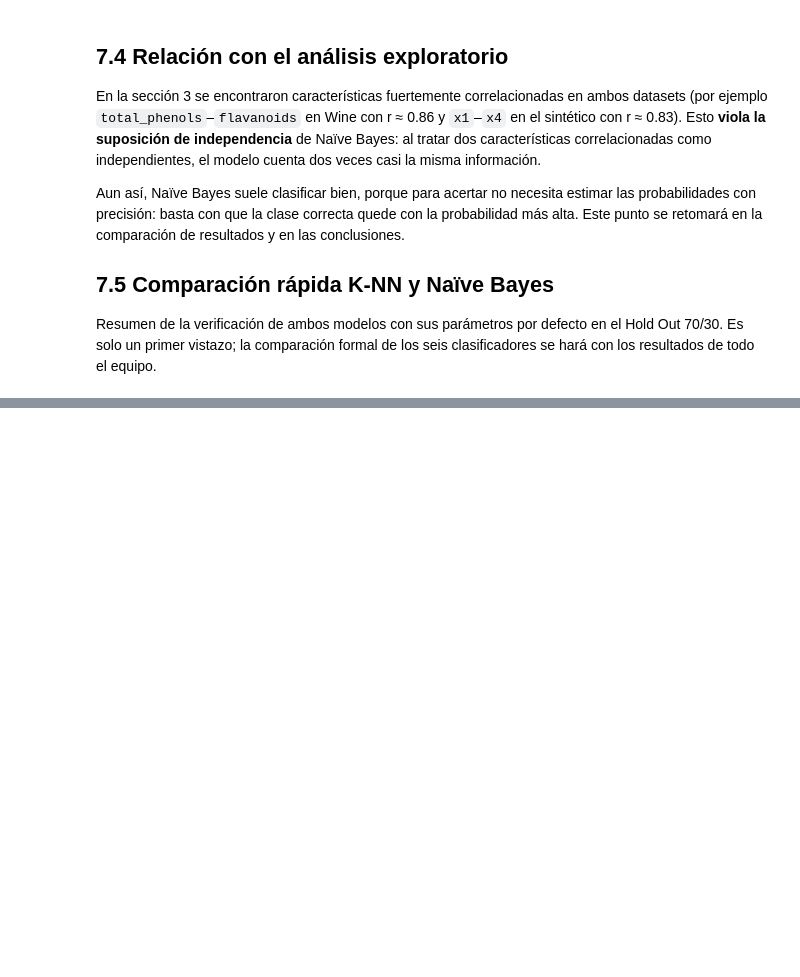
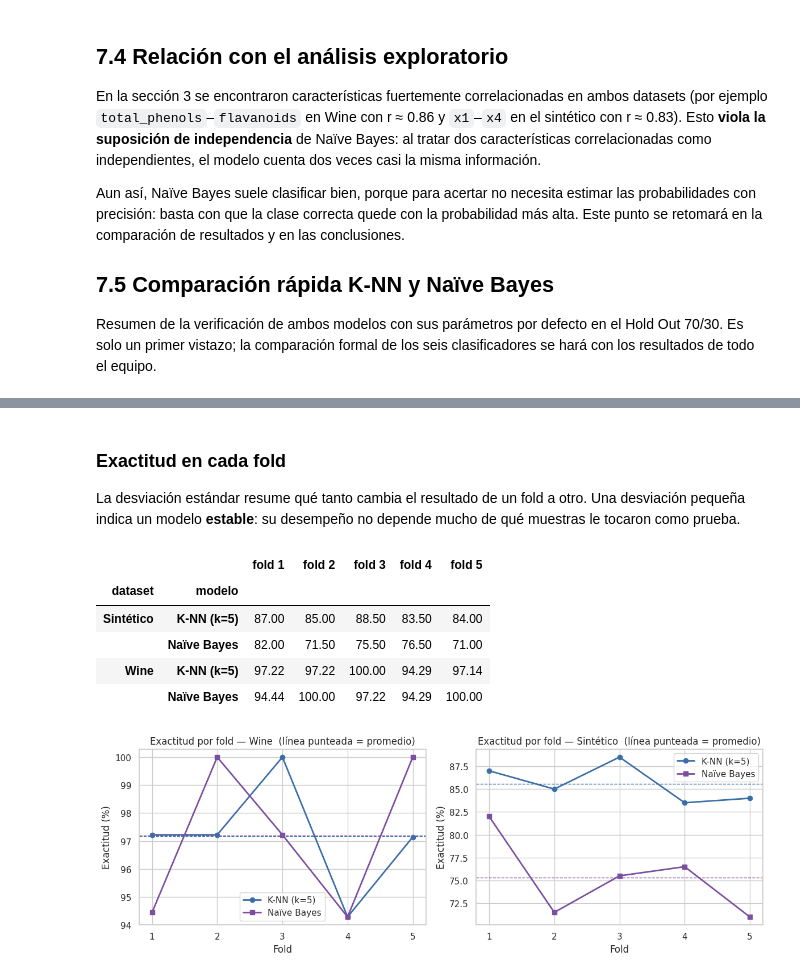
Before and after one commit to paolamrk/Practica3_MachineLearning, a Jupyter notebook: practica_clasificadores_integrante3.ipynb, the cells around one changed output, grey strips where cells are left out. Cells and saved outputs as stored; diff of their text form; code cells hidden in the pictures; blank space fills up the shorter version.

```diff
--- a/practica_clasificadores_integrante3.ipynb
+++ b/practica_clasificadores_integrante3.ipynb
@@ -874,0 +1229,25 @@ al entrenar, y luego predice muy rápido. Este análisis se formalizará en la s
+# %%
+filas_kf, detalle_kf = [], []
+for nombre_ds, (X, y) in datasets.items():
+    for nombre_modelo, modelo, escalar in MODELOS_INT3:
+        resumen, por_fold = evaluar_kfold(modelo, X, y, escalar=escalar)
+        fila = {"dataset": nombre_ds, "modelo": nombre_modelo}
+        for m in METRICAS:
+            fila[m] = 100 * por_fold[m].mean()
+            fila[f"{m}_std"] = 100 * por_fold[m].std(ddof=0)
+        fila["t_fit_ms"] = por_fold["t_fit_ms"].mean()
+        fila["t_pred_ms"] = por_fold["t_pred_ms"].mean()
+        filas_kf.append(fila)
+        por_fold = por_fold.assign(dataset=nombre_ds, modelo=nombre_modelo, fold=range(1, N_FOLDS + 1))
+        detalle_kf.append(por_fold)
+
+resultados_kf = pd.DataFrame(filas_kf)
+detalle_kf = pd.concat(detalle_kf, ignore_index=True)
+
+# Tabla con formato "promedio ± desviación"
+tabla_kf = resultados_kf[["dataset", "modelo"]].copy()
+for m in METRICAS:
+    tabla_kf[m] = [f"{a:.2f} ± {b:.2f} %" for a, b in zip(resultados_kf[m], resultados_kf[f"{m}_std"])]
+tabla_kf["t_fit_ms"] = resultados_kf["t_fit_ms"].round(3)
+tabla_kf["t_pred_ms"] = resultados_kf["t_pred_ms"].round(3)
+tabla_kf
@@ -874,0 +1260,30 @@ al entrenar, y luego predice muy rápido. Este análisis se formalizará en la s
+# %% [markdown]
+### Exactitud en cada fold
+
+La desviación estándar resume qué tanto cambia el resultado de un fold a otro. Una desviación pequeña indica un
+modelo **estable**: su desempeño no depende mucho de qué muestras le tocaron como prueba.
+# %%
+pivote = (detalle_kf.assign(exactitud=100 * detalle_kf["exactitud"])
+          .pivot_table(index=["dataset", "modelo"], columns="fold", values="exactitud"))
+pivote.columns = [f"fold {c}" for c in pivote.columns]
+display(pivote.round(2))
+
+fig, axes = plt.subplots(1, 2, figsize=(12, 4.2), sharey=False)
+for ax, nombre_ds in zip(axes, datasets):
+    datos = detalle_kf[detalle_kf["dataset"] == nombre_ds]
+    for (nombre_modelo, _, _), color, marca in zip(MODELOS_INT3, ["#3B6EA8", "#7B4FA0"], ["o", "s"]):
+        d = datos[datos["modelo"] == nombre_modelo]
+        ax.plot(d["fold"], 100 * d["exactitud"], marker=marca, color=color, lw=2, label=nombre_modelo)
+        ax.axhline(100 * d["exactitud"].mean(), color=color, ls="--", lw=1)
+    ax.set_title(f"Exactitud por fold — {nombre_ds}  (línea punteada = promedio)")
+    ax.set_xlabel("Fold"); ax.set_ylabel("Exactitud (%)"); ax.set_xticks(range(1, N_FOLDS + 1))
+    ax.legend()
+plt.tight_layout(); plt.show()
+# %% [output]
+|  |  | fold 1 | fold 2 | fold 3 | fold 4 | fold 5 |
+| dataset | modelo |  |  |  |  |  |
+| Sintético | K-NN (k=5) | 87.00 | 85.00 | 88.50 | 83.50 | 84.00 |
+|  | Naïve Bayes | 82.00 | 71.50 | 75.50 | 76.50 | 71.00 |
+| Wine | K-NN (k=5) | 97.22 | 97.22 | 100.00 | 94.29 | 97.14 |
+|  | Naïve Bayes | 94.44 | 100.00 | 97.22 | 94.29 | 100.00 |
+[figure, added]
```
Also changed, not shown: parts of 100 cells of this notebook.
